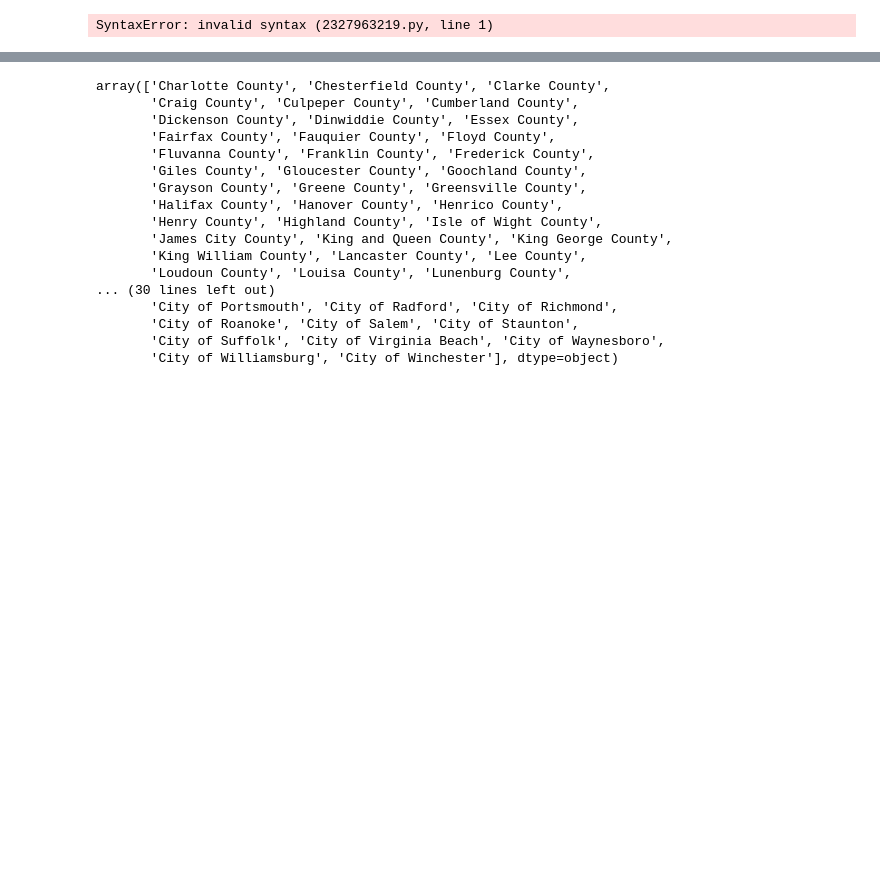
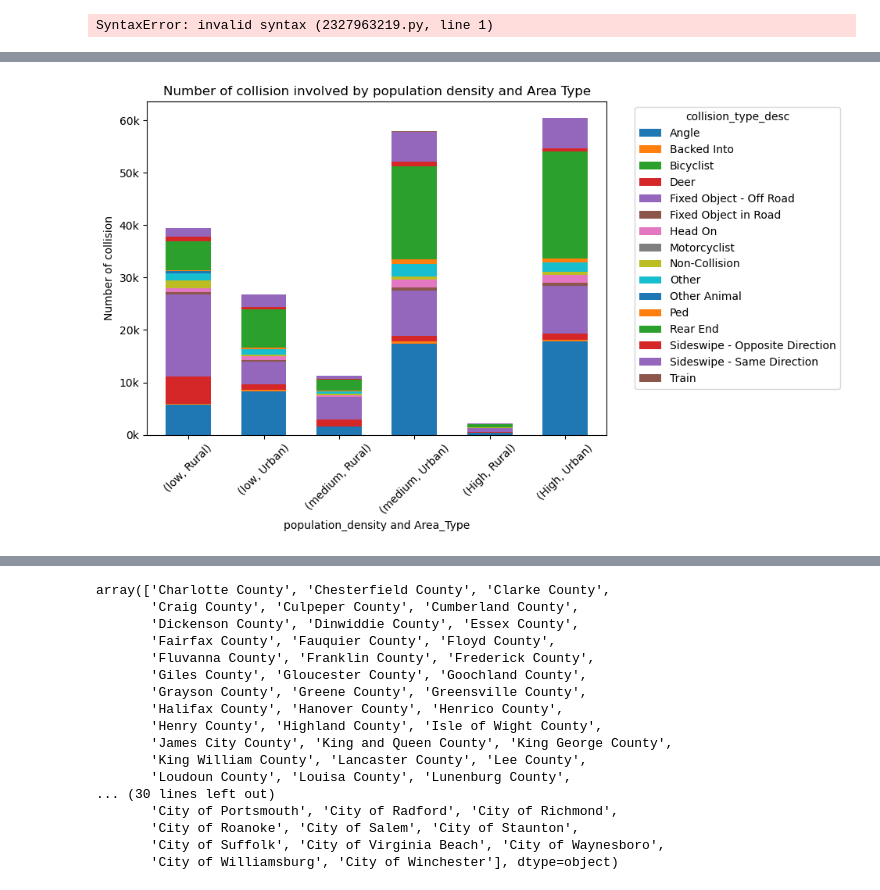
Before and after one commit to Eliab16/VDOT-crash-analysis, a Jupyter notebook: notebooks/VDOT-2.ipynb, the cells around one changed output, grey strips where cells are left out. Cells and saved outputs as stored; diff of their text form; code cells hidden in the pictures; blank space fills up the shorter version.

```diff
--- a/notebooks/VDOT-2.ipynb
+++ b/notebooks/VDOT-2.ipynb
@@ -230,0 +177,15 @@ memory usage: 1.5+ MB
+# %%
+vehicle_data.plot(kind='bar',stacked=True,figsize=(10,6),width=0.6)
+plt.title('Number of collision involved by population density and Area Type')
+plt.xlabel('population_density and Area_Type')
+plt.ylabel('Number of collision')
+plt.xticks(rotation=45)
+plt.legend(title='collision_type_desc',
+bbox_to_anchor=(1.05,1),
+loc= 'upper left')
+plt.tight_layout()
+plt.gca().yaxis.set_major_formatter(ticker.FuncFormatter(lambda x,pos:'{0:g}k'.format(x/1000)))
+plt.savefig(format='jpg', fname='collision type')
+plt.show()
+# %% [output]
+[figure, added]
```
Also changed, not shown: parts of 21 cells of this notebook.
